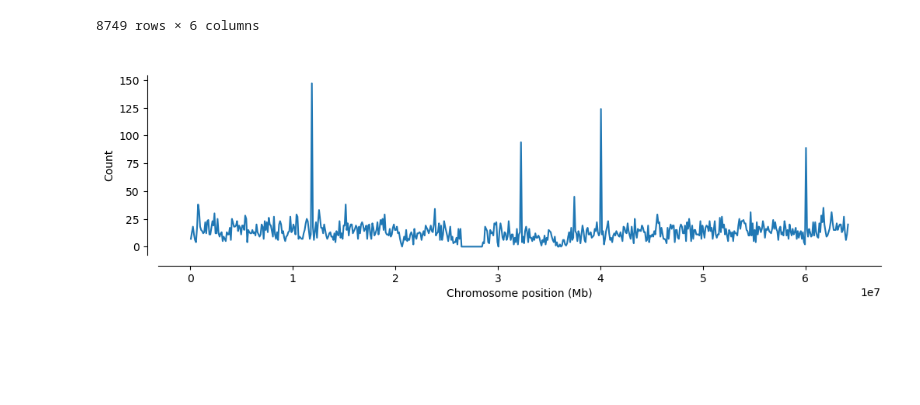
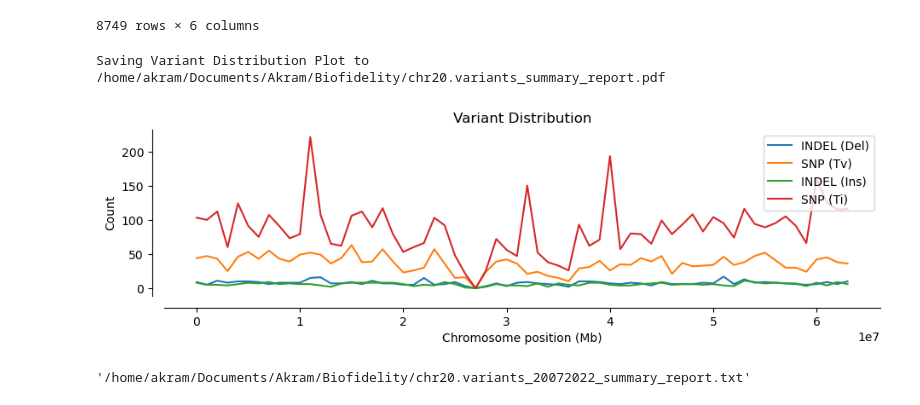
Before and after one commit to AkramMendez/custom_scripts, a Jupyter notebook: python/python_practice.ipynb, the cells around one changed output. Saved outputs shown, nothing was run; the diff lists cells and outputs as text; code cells hidden in the pictures; blank space fills up the shorter version.

```diff
--- a/python/python_practice.ipynb
+++ b/python/python_practice.ipynb
@@ -440,7 +444,7 @@ substitution_type_counts
 # %%
 # Write report:
 def decor_line():
-    return report.write("###########################################\n")
+    return report.write("========================================\n")
 
 metadata_df  = getMetadata(vcf_path)
 
@@ -448,6 +452,7 @@ metadata_df  = getMetadata(vcf_path)
 colnames = ['File Format','File Date','Source','Reference','Number of Samples','Number of Records','Filter','Contig','Format','Info']
 
 outpath = "/home/akram/Documents/Akram/Biofidelity/chr20.variants_summary_report.vcf"
+outpath_pdf = "/home/akram/Documents/Akram/Biofidelity/chr20.variants_summary_report.pdf"
 
 with open(outpath,'w',newline='') as report:
 
@@ -534,7 +540,7 @@ df
 
 def labelVariantType(df):
     if df['transition'] and 'SNP' in df['INFO']:
-        return 'SNP (Ts)'
+        return 'SNP (Ti)'
     elif df['transversion'] and 'SNP' in df['INFO']:
         return 'SNP (Tv)'
     elif 'Insertion' in df['indel_type'] and 'INDEL' in df['INFO']:
@@ -543,43 +549,77 @@ def labelVariantType(df):
         return 'INDEL (Del)'
     else:
         return False
 
 
 df =  vcf_data[['POS','INFO','transition','transversion','indel_type']].copy()
 df['VariantType'] = df.apply( lambda x: labelVariantType(x), axis =1)
 
 bins = np.arange(0,int(df['POS'].max()),100000)
 
 pos = df['POS'].values.astype(int)
 
-def plot_windowed_variant_density(pos, window_size, title, ax):
+def plotVariantDist(pos,variant_type,color, title, ax):
 
-    # setup windows
+    window_size=1000000
+
+    # split chromosome positions in 1 Mb bins:
     bins = np.arange(0, pos.max(), window_size)
 
     # use window midpoints as x coordinate
-    x = (bins[1:] + bins[:-1])/2
+    #x = (bins[1:] + bins[:-1])/2
+    x = bins[:-1]
 
     # compute variant density in each window
     count, _ = np.histogram(pos, bins=bins)
 
-    y= count
+    y = count
 
     # plot
     sns.despine(ax=ax, offset=10)
-    ax.plot(x, y)
+    ax.plot(x, y, label=variant_type,color=color)
+    ax.legend(loc='upper right')
     ax.set_xlabel('Chromosome position (Mb)')
     ax.set_ylabel('Count')
     if title:
         ax.set_title(title)
-
-fig, ax = plt.subplots(figsize=(12, 3))
-# Apply the function: I can use a for loop
-# for i in [sample_1,sample_2,sample_3]:
-#     plot_windowed_variant_density(i.POS, 1000000,'test', ax)
-    #plot_windowed_variant_density(sample_2.POS, 1000000,'test', ax)
+    else:
+        ax.set_title('Variant Distribution')
 
 
-plot_windowed_variant_density(pos,window_size=100000,title=' ',ax=ax)
+
+variant_types = df['VariantType'].unique()
+colors = sns.color_palette()
+
+with PdfPages(outpath_pdf) as pdf:
+    fig, ax = plt.subplots(figsize=(12, 3))
+    fig.subplots_adjust(left=0.15, right=0.85, top=0.85, bottom=0.2)
+    for i,variant in enumerate(variant_types):
+
+        pos_i = df.loc[df['VariantType']==variant,'POS'].values.astype(int)
+        color = colors[i]
+        #plt.figure()
+        plotVariantDist(pos=pos_i,variant_type=variant,color=color,title='',ax=ax)
+
+    print(f"Saving Variant Distribution Plot to {outpath_pdf}")
+    pdf.savefig()
 # %% [output]
+Saving Variant Distribution Plot to /home/akram/Documents/Akram/Biofidelity/chr20.variants_summary_report.pdf
-[figure, old version]
+[figure, new version]
+# %%
+#outpath_pdf = "/home/akram/Documents/Akram/Biofidelity/chr20.variants_summary_report.pdf"
+output_path = "/home/akram/Documents/Akram/Biofidelity/"
+input_file = "/home/akram/Documents/Akram/Biofidelity/chr20.variants_20072022.vcf"
+#os.chdir("/home/akram/Documents/Akram/Biofidelity/")
+outpath_txt = ''.join([output_path,"_summary_report.txt"])
+#import os
+os.path.abspath("/home/akram/Documents/Akram/Biofidelity/chr20.variants_20072022.vcf")
+
+
+input_filepath = os.path.abspath(input_file)
+#os.getcwd()
+input_filename, _ = os.path.splitext(os.path.basename(input_filepath))
+input_filename
+outpath_txt = ''.join([os.path.abspath(output_path),'/',input_filename,"_summary_report.txt"])
+outpath_txt
+# %% [output]
+'/home/akram/Documents/Akram/Biofidelity/chr20.variants_20072022_summary_report.txt'
```
Also changed, not shown: parts of 6 cells of this notebook, 3 other files.
